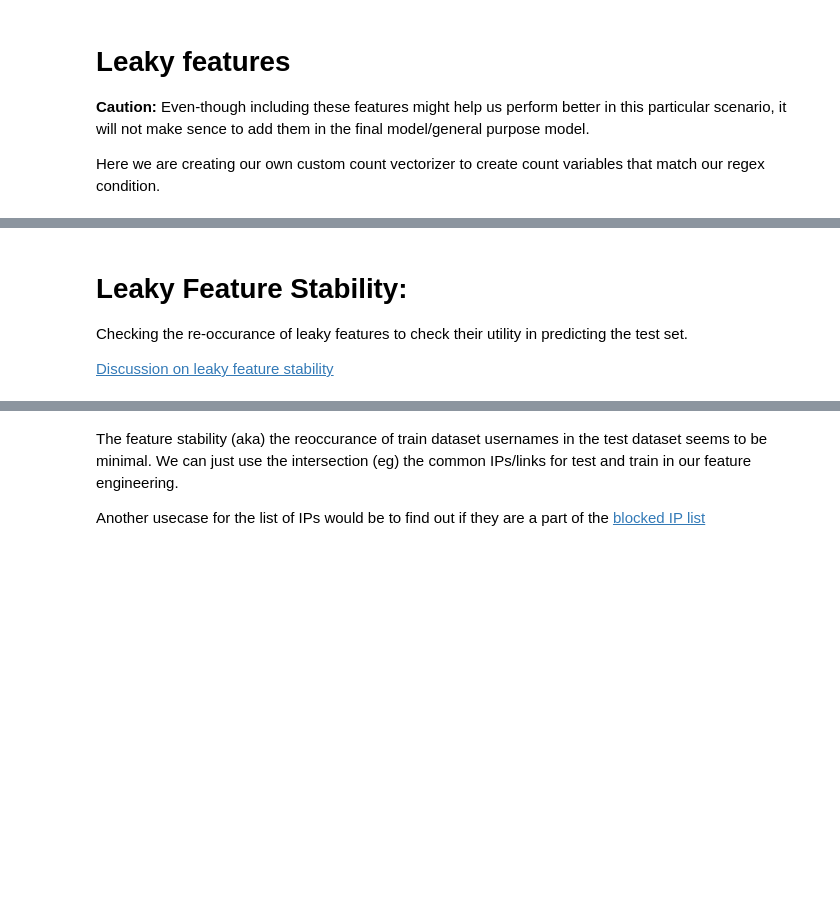
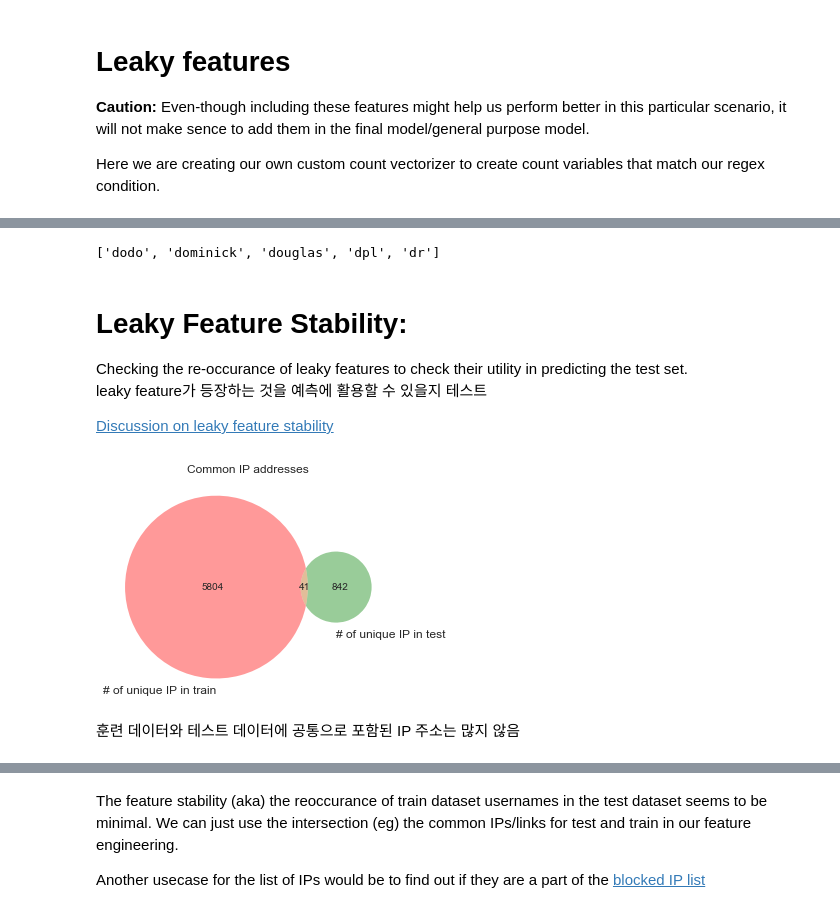
Before and after one commit to hwyum/Kaggle, a Jupyter notebook: Toxic Comment Classification Challenge/EDA_script.ipynb, the cells around one changed output, grey strips where cells are left out. Cells and saved outputs as stored; diff of their text form; code cells hidden in the pictures; blank space fills up the shorter version.

```diff
--- a/Toxic Comment Classification Challenge/EDA_script.ipynb
+++ b/Toxic Comment Classification Challenge/EDA_script.ipynb
@@ -696,34 +774,19 @@ Imagine the scenario in which our model picked up the words "mitt romney" from a
 Here we are creating our own custom count vectorizer to create count variables that match our regex condition.
 # %%
 #Leaky features
-df['ip']=df["comment_text"].apply(lambda x: re.findall("\d{1,3}\.\d{1,3}\.\d{1,3}\.\d{1,3}",str(x)))
-#count of ip addresses
-df['count_ip']=df["ip"].apply(lambda x: len(x))
+df['ip']=df['comment_text'].apply(lambda x: re.findall("\d{1,3}\.\d{1,3}\.\d{1,3}\.\d{1,3}",str(x)))
+df['count_ip']=df['ip'].apply(lambda x: len(x))
 
 #links
-df['link']=df["comment_text"].apply(lambda x: re.findall("http://.*com",str(x)))
+df['link']=df['comment_text'].apply(lambda x: re.findall("http://.*com",str(x)))
 #count of links
-df['count_links']=df["link"].apply(lambda x: len(x))
+df['count_links']=df['link'].apply(lambda x: len(x))
 
 #article ids
-df['article_id']=df["comment_text"].apply(lambda x: re.findall("\d:\d\d\s{0,5}$",str(x)))
-df['article_id_flag']=df.article_id.apply(lambda x: len(x))
+df['article_id']=df['comment_text'].apply(lambda x: re.findall("\d:\d\d\s{0,5}$",str(x)))
+df['article_id_flag']=df['article_id'].apply(lambda x: len(x))
 
 #username
 ##              regex for     Match anything with [[User: ---------- ]]
-# regexp = re.compile("\[\[User:(.*)\|")
-df['username']=df["comment_text"].apply(lambda x: re.findall("\[\[User(.*)\|",str(x)))
-#count of username mentions
-df['count_usernames']=df["username"].apply(lambda x: len(x))
-#check if features are created
-#df.username[df.count_usernames>0]
-
-# Leaky Ip
-cv = CountVectorizer()
-count_feats_ip = cv.fit_transform(df["ip"].apply(lambda x : str(x)))
-
-
-# Leaky usernames
-
-cv = CountVectorizer()
-count_feats_user = cv.fit_transform(df["username"].apply(lambda x : str(x)))
+df['username']=df['comment_text'].apply(lambda x: re.findall("\[\[User(.*)\|",str(x)))
+df['count_usernames']=df['username'].apply(lambda x: len(x))
@@ -732,12 +830,19 @@ df[df.count_usernames!=0].comment_text.iloc[0]
 # %%
 # check few names
-cv.get_feature_names()[120:130]
+cv.get_feature_names()[125:130]
+# %% [output]
+['dodo', 'dominick', 'douglas', 'dpl', 'dr']
 # %% [markdown]
 # Leaky Feature Stability:
-Checking the re-occurance of leaky features to check their utility in predicting the test set.
+Checking the re-occurance of leaky features to check their utility in predicting the test set. <br>
+leaky feature가 등장하는 것을 예측에 활용할 수 있을지 테스트
 
 [Discussion on leaky feature stability](https://www.kaggle.com/jagangupta/stop-the-s-toxic-comments-eda#263577)
 # %%
 leaky_feats=df[["ip","link","article_id","username","count_ip","count_links","count_usernames","article_id_flag"]]
 leaky_feats_train=leaky_feats.iloc[:train.shape[0]]
 leaky_feats_test=leaky_feats.iloc[train.shape[0]:]
+# %%
+#filter out the entries without IPs
+train_ips = leaky_feats_train.ip[leaky_feats.count_ip!=0]
+test_ips = leaky_feats_test.ip[leaky_feats_test.count_ip!=0]
@@ -743,0 +853,11 @@ leaky_feats_test=leaky_feats.iloc[train.shape[0]:]
+# %%
+#get common elements
+common_ip_list = list(set(train_ip_list).intersection(test_ip_list))
+plt.title("Common IP addresses")
+venn.venn2(subsets=(len(train_ip_list),len(test_ip_list),len(common_ip_list)),
+           set_labels=("# of unique IP in train", "# of unique IP in test"))
+plt.show()
+# %% [output]
+[figure, added]
+# %% [markdown]
+훈련 데이터와 테스트 데이터에 공통으로 포함된 IP 주소는 많지 않음
```
Also changed, not shown: parts of 34 cells of this notebook, 3 other files.
